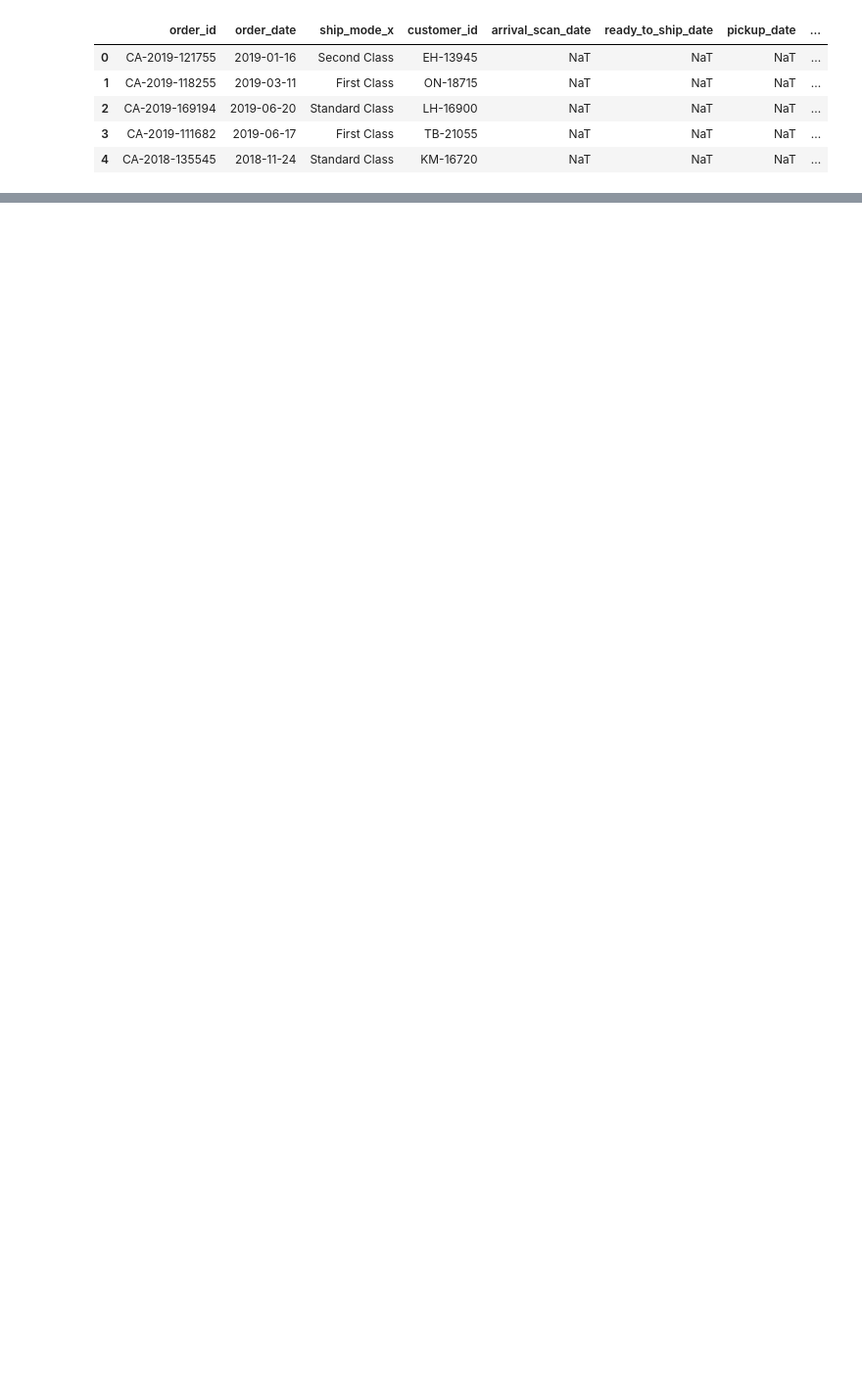
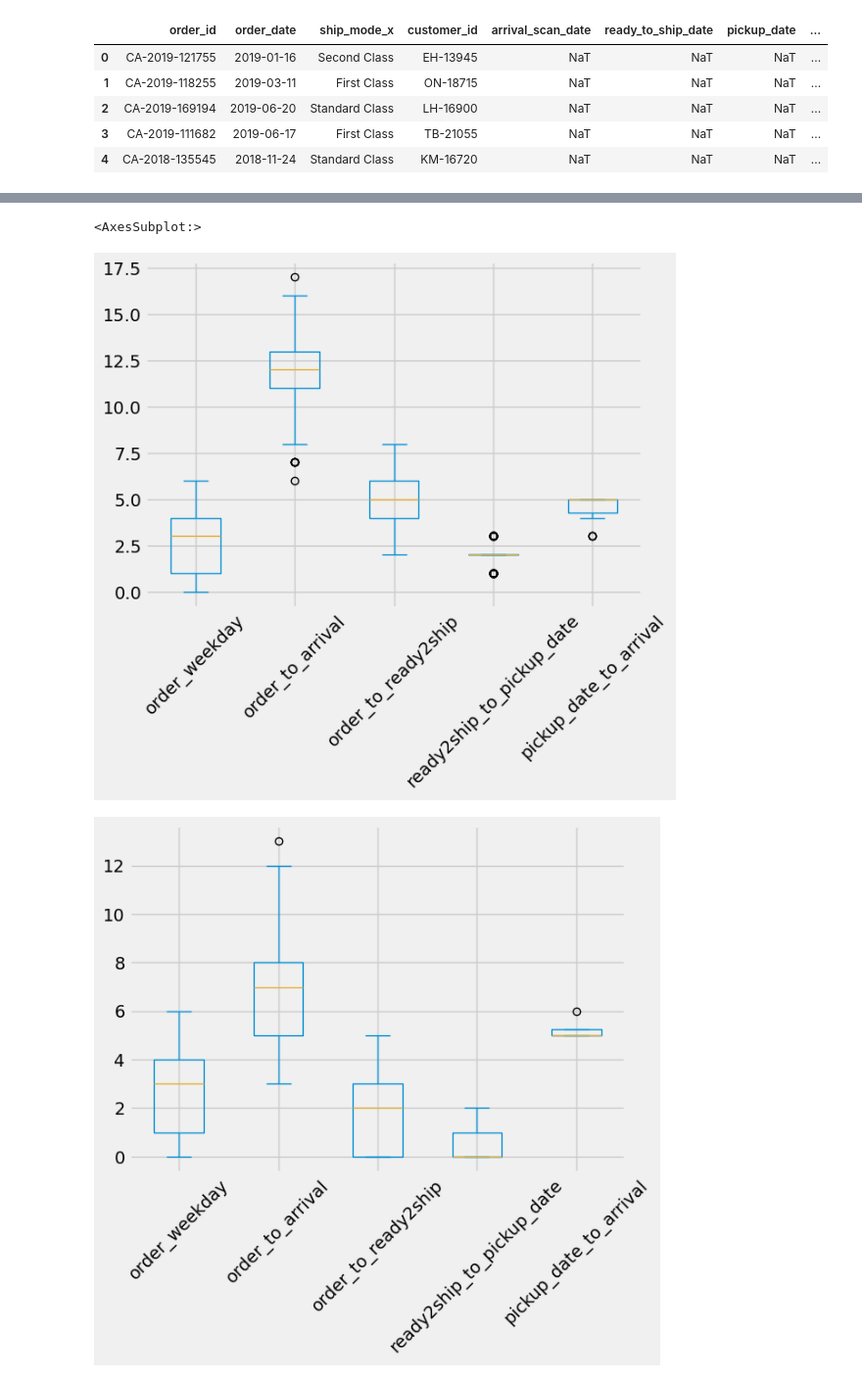
Before and after one commit to cophi-dev/EDA_muesli_group1, a Jupyter notebook: EDA_phillipp.ipynb, the cells around one changed output, grey strips where cells are left out. Shown: that part at 98% size. Saved outputs shown, nothing was run; the diff lists cells and outputs as text; code cells hidden in the pictures; blank space fills up the shorter version.

```diff
--- a/EDA_phillipp.ipynb
+++ b/EDA_phillipp.ipynb
@@ -424,0 +465,9 @@ final_dataset.plot(kind="box", rot=45)
+# %%
+#make two new dataframes for express / normal processing
+
+final_dataset_express = final_dataset.query("ship_mode_x == 'First Class'")
+final_dataset_normal = final_dataset.query("ship_mode_x == 'Standard Class' or ship_mode_x == 'Second Class'")
+display(final_dataset_express.head())
+final_ds_express.info()
+display(final_dataset_normal.head())
+final_ds_normal.info()
@@ -424,0 +590,7 @@ final_dataset.plot(kind="box", rot=45)
+# %%
+final_dataset_normal.plot(kind="box", rot=45) #more outliers than in final_dataset
+final_dataset_express.plot(kind="box", rot=45)
+# %% [output]
+<AxesSubplot:>
+[figure, added]
+[figure, added]
```
Also changed, not shown: parts of 16 cells of this notebook.
